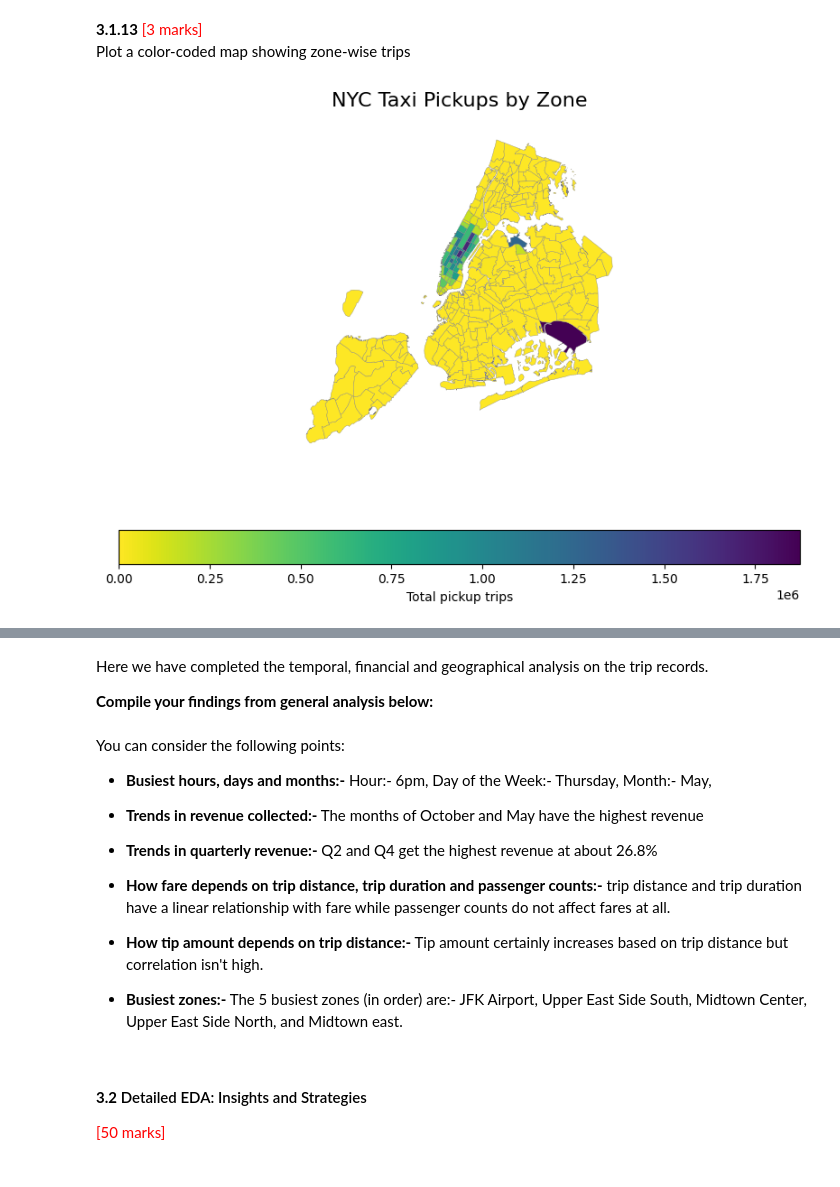
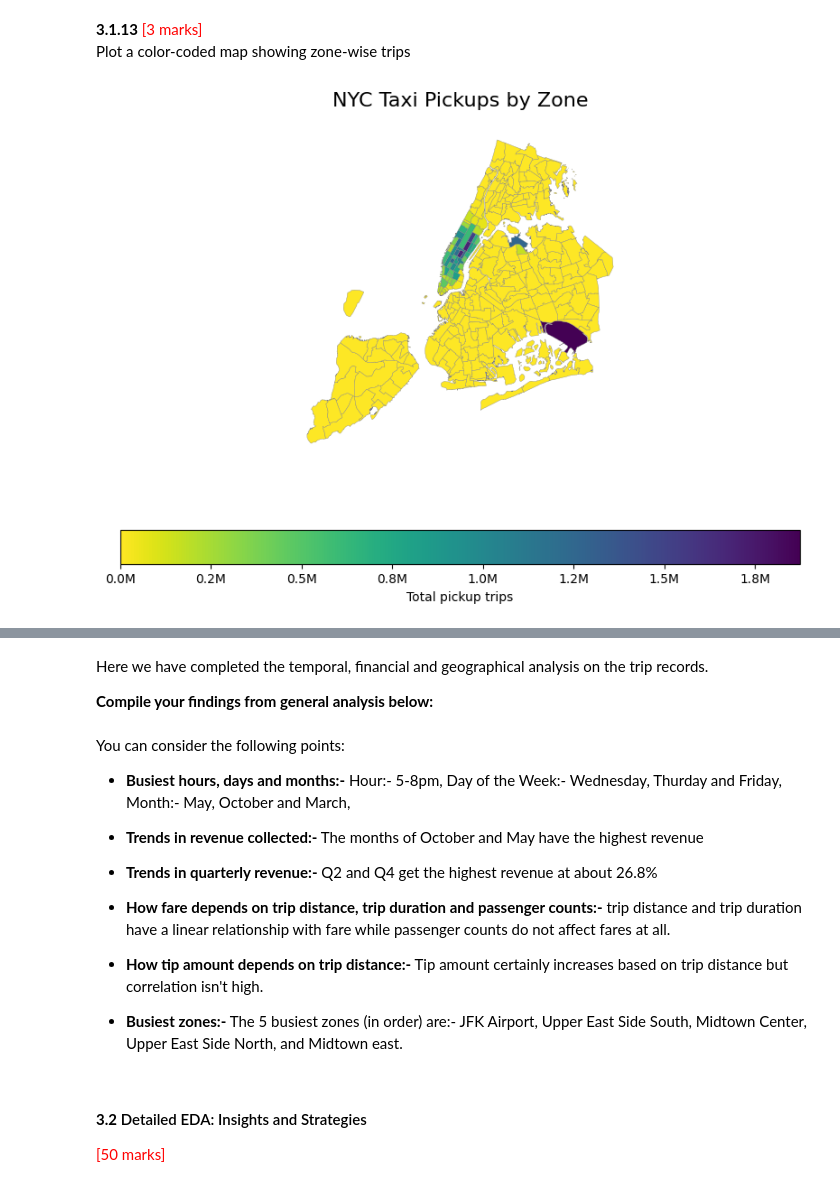
Before and after one commit to GoutamKonala/NYC_Taxi_Data_Assignment, a Jupyter notebook: EDA_Assg_NYC_Taxi_Starter.ipynb, the cells around one changed output, grey strips where cells are left out. Drawn from its saved outputs; the diff is of its cells as text; code cells hidden in the pictures.

```diff
--- a/EDA_Assg_NYC_Taxi_Starter.ipynb
+++ b/EDA_Assg_NYC_Taxi_Starter.ipynb
@@ -1406,27 +1406,37 @@ Plot a color-coded map showing zone-wise trips
 # %%
 # Define figure and axis
 
 fig, ax = plt.subplots(1, 1, figsize=(8, 6))
 
 # Plot the map and display it
 
-zones.plot(
-    column="trips",
-    cmap="viridis_r",
-    linewidth=0.25,
-    edgecolor="grey",
-    ax=ax,
-    legend=True,
-    legend_kwds={"label": "Total pickup trips", "orientation": "horizontal"}
+cb = zones.plot(
+        column="trips",
+        cmap="viridis_r",
+        linewidth=0.25,
+        edgecolor="grey",
+        ax=ax,
+        legend=True,
+        legend_kwds={
+            "label": "Total pickup trips",
+            "orientation": "horizontal"
+        }
 )
 
+# Setting values in color bar to show "M" at the end
+cbar_ax = cb.figure.axes[-1]
+cbar_ax.xaxis.set_major_formatter(
+    plt.FuncFormatter(lambda x, _ : f"{x/1e6:.1f}M")
+)
 
+# Set the title and hide axes
 ax.set_title("NYC Taxi Pickups by Zone", fontsize=16, pad=15)
-ax.axis("off")                          # hide x-/y-axes
+ax.axis("off")
+
 plt.tight_layout()
 plt.show()
 # %% [output]
-[figure, old version]
+[figure, new version]
 # %%
 # can you try displaying the zones DF sorted by the number of trips?
 # Sort the GeoDataFrame so the busiest zones appear first
@@ -1455,9 +1465,9 @@ Here we have completed the temporal, financial and geographical analysis on the
 # %% [markdown]
 You can consider the following points:
 
-* **Busiest hours, days and months:-**  Hour:- 6pm,
-                                        Day of the Week:- Thursday,
-                                        Month:- May,
+* **Busiest hours, days and months:-**  Hour:- 5-8pm,
+                                        Day of the Week:- Wednesday, Thurday and Friday,
+                                        Month:- May, October and March,
 
 * **Trends in revenue collected:-** The months of October and May have the highest revenue
 
```
Also changed, not shown: parts of 3 cells of this notebook.
